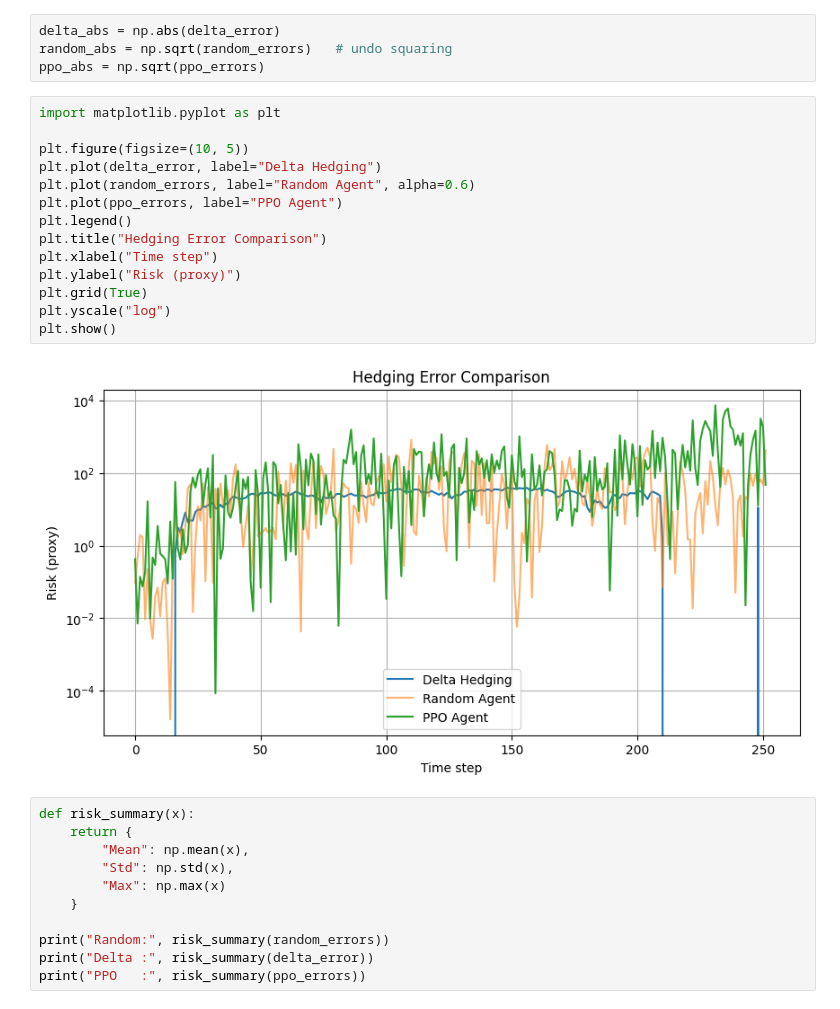
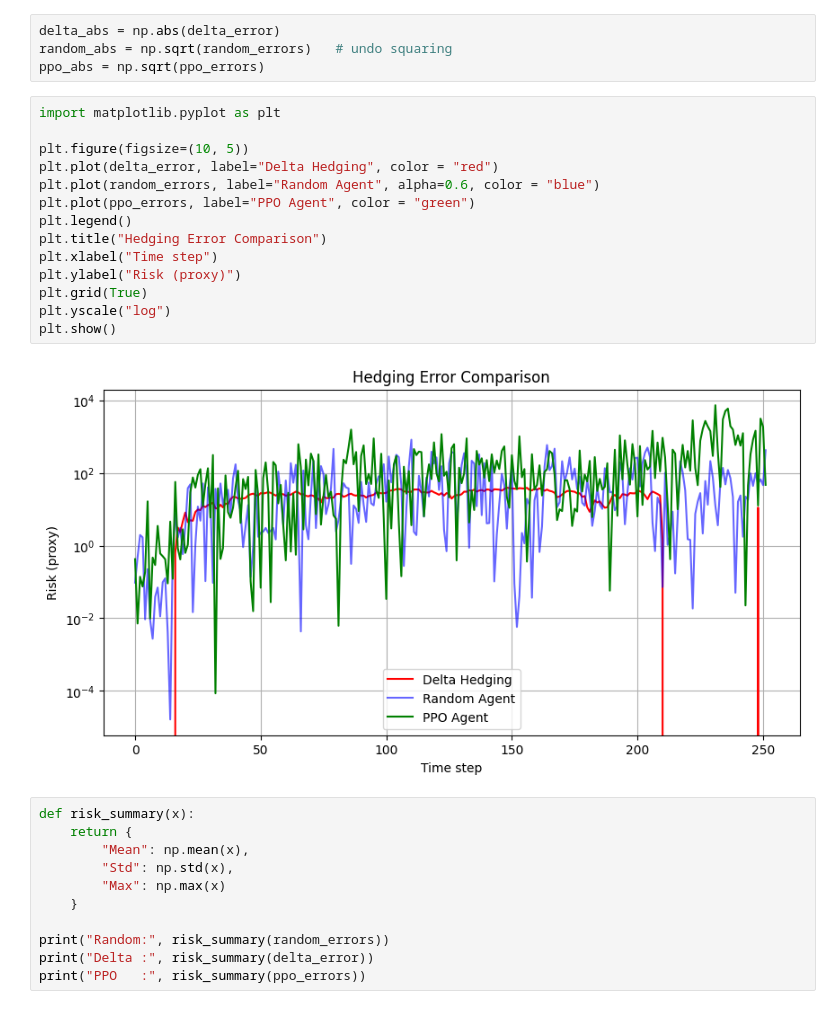
Before and after one commit to Niranjan20061907/rl-derivative-hedging, a Jupyter notebook: notebooks/data_exploration.ipynb, the cells around one changed output. Cells and saved outputs as stored; diff of their text form.

```diff
--- a/notebooks/data_exploration.ipynb
+++ b/notebooks/data_exploration.ipynb
@@ -303,19 +303,19 @@ ppo_abs = np.sqrt(ppo_errors)
 # %%
 import matplotlib.pyplot as plt
 
 plt.figure(figsize=(10, 5))
-plt.plot(delta_error, label="Delta Hedging")
-plt.plot(random_errors, label="Random Agent", alpha=0.6)
-plt.plot(ppo_errors, label="PPO Agent")
+plt.plot(delta_error, label="Delta Hedging", color = "red")
+plt.plot(random_errors, label="Random Agent", alpha=0.6, color = "blue")
+plt.plot(ppo_errors, label="PPO Agent", color = "green")
 plt.legend()
 plt.title("Hedging Error Comparison")
 plt.xlabel("Time step")
 plt.ylabel("Risk (proxy)")
 plt.grid(True)
 plt.yscale("log")
 plt.show()
 # %% [output]
-[figure, old version]
+[figure, new version]
 # %%
 def risk_summary(x):
     return {
```
Also changed, not shown: 1 other file.
